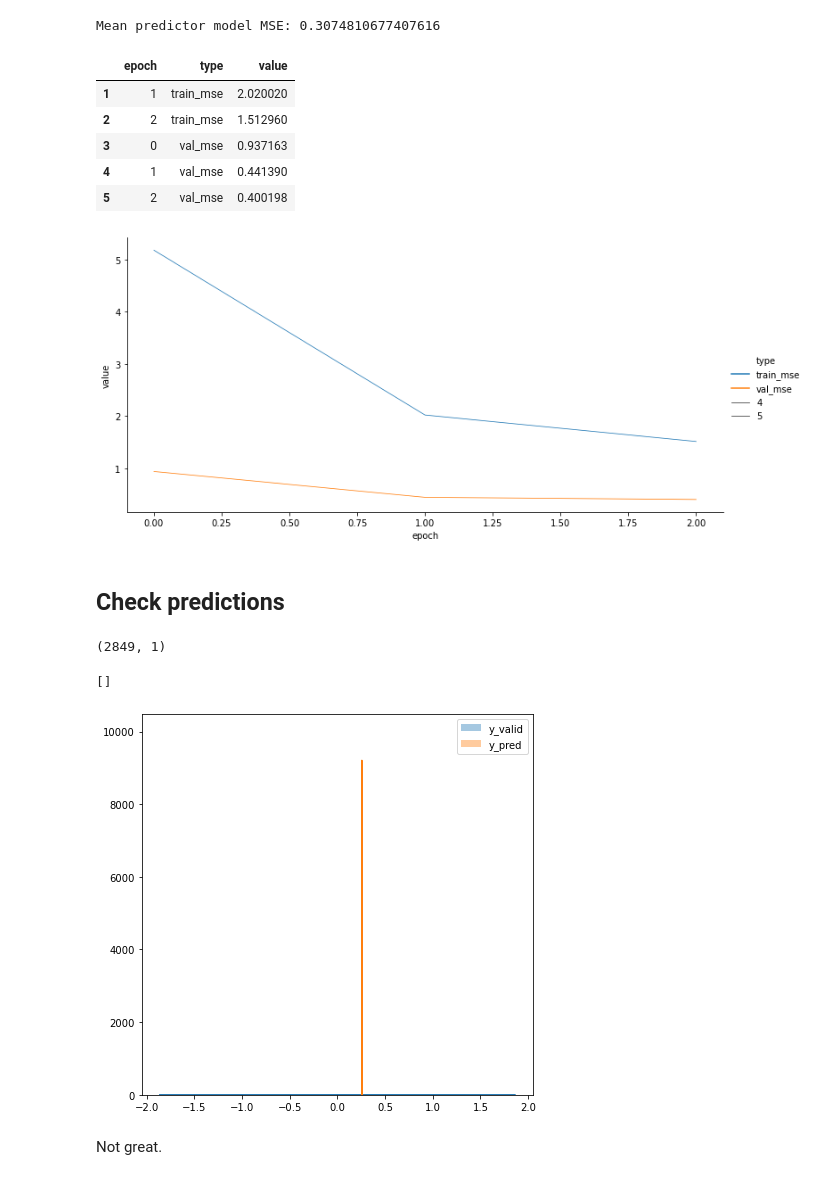
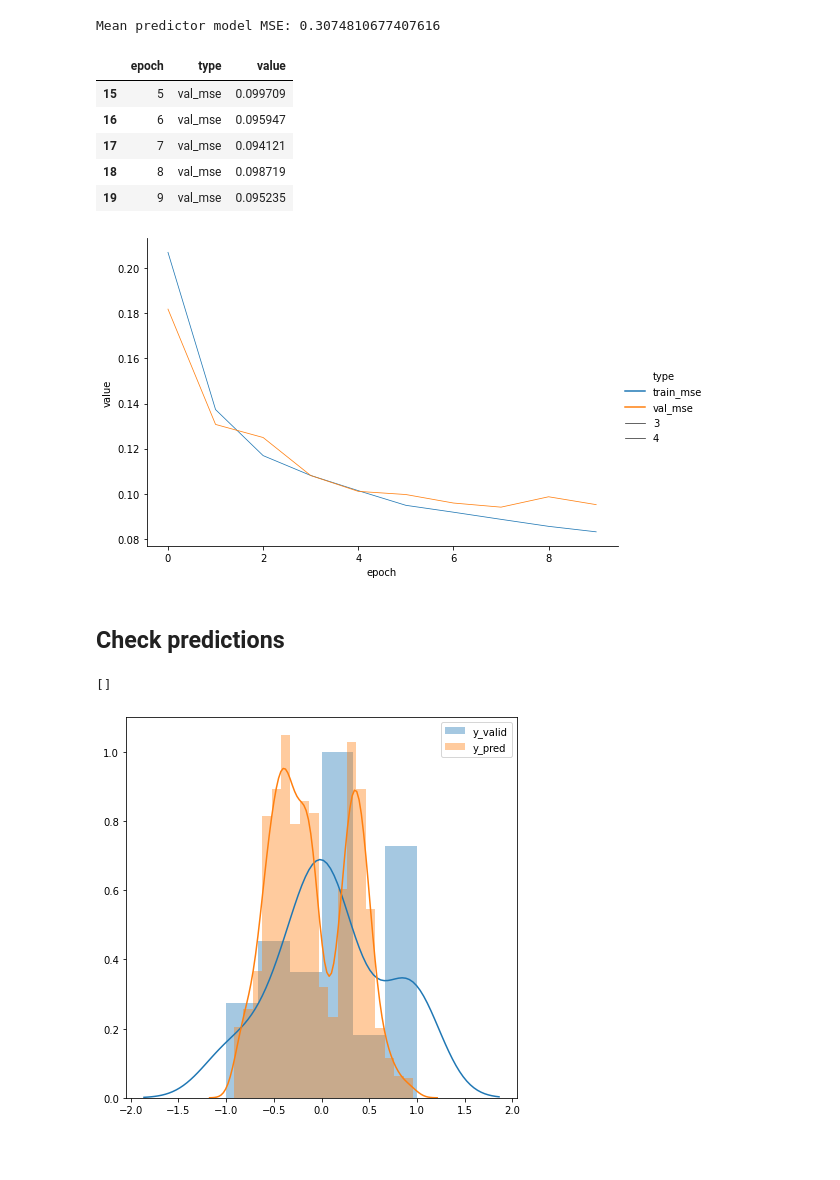
Before and after one commit to sanjyotUM/latcom, a Jupyter notebook: notebooks/v0.ipynb, the cells around one changed output. Drawn from its saved outputs; the diff is of its cells as text; code cells hidden in the pictures; blank space fills up the shorter version.

Commit message:
Added NVIDIA model showing better results

```diff
--- a/notebooks/v0.ipynb
+++ b/notebooks/v0.ipynb
@@ -78,13 +78,7 @@ _ = plt.imshow(img)
 [figure]
 # %%
 def preprocess_image(img_path):
-    """ Return preprocessed image """
-
-#     img = cv.cvtColor(cv.imread(str(img_path)), cv.COLOR_BGR2YUV)  # Read
-#     img = img[60:135, :, :]  # Crop
-#     img = cv.GaussianBlur(img, (3, 3), 0)  # Blur
-#     img = cv.resize(img, (100, 100))  # Shrink
-#     return img / 255.  # Normalize
+    """ Return preprocessed image tensor """
 
     height, width = 160, 320
     crop_window = tf.constant([60, 0, 75, width], dtype=tf.int32)
@@ -207,0 +204,21 @@ _________________________________________________________________
+# %%
+nvidia = tf.keras.Sequential([
+    layers.Conv2D(24, 5, 2, padding='same', input_shape=(100, 100, 3), activation='relu'),
+    layers.Conv2D(36, 5, 2, padding='same', activation='relu'),
+    layers.Conv2D(48, 5, 2, padding='same', activation='relu'),
+    layers.Conv2D(64, 3, 2, padding='same', activation='relu'),
+    layers.Conv2D(64, 3, 2, padding='same', activation='relu'),
+    layers.Flatten(),
+    layers.Dense(100, activation='relu'),
+    layers.Dense(50, activation='relu'),
+    layers.Dense(10, activation='relu'),
+    layers.Dense(1, activation='tanh')
+])
+
+nvidia.compile(
+    loss='mse',
+    optimizer=tf.keras.optimizers.Adam(learning_rate=1e-3),
+    metrics=['mse']
+)
+
+nvidia.summary()
@@ -208,3 +245,4 @@ _________________________________________________________________
 # %%
-history = model.fit(train, epochs=15, validation_data=valid)
+with tf.device('/GPU:0'):
+    history = nvidia.fit(train, epochs=10, validation_data=valid)
 # %% [output]
@@ -258,33 +307,27 @@ h = (
 h.tail()
 # %% [output]
 |  | epoch | type | value |
-| 1 | 1 | train_mse | 2.020020 |
-| 2 | 2 | train_mse | 1.512960 |
-| 3 | 0 | val_mse | 0.937163 |
-| 4 | 1 | val_mse | 0.441390 |
-| 5 | 2 | val_mse | 0.400198 |
+| 15 | 5 | val_mse | 0.099709 |
+| 16 | 6 | val_mse | 0.095947 |
+| 17 | 7 | val_mse | 0.094121 |
+| 18 | 8 | val_mse | 0.098719 |
+| 19 | 9 | val_mse | 0.095235 |
 # %%
 g = sns.relplot(x='epoch', y='value', hue='type', kind='line', data=h, aspect=1.5, size=4)
 # g.ax.set_ylim(0, 2)
 # %% [output]
-[figure, old version]
+[figure, new version]
 # %% [markdown]
 ## Check predictions
 # %%
-y_pred = model.predict(valid, batch_size=128)
+y_pred = nvidia.predict(valid)
-# %%
-y_pred.shape
-# %% [output]
-(2849, 1)
 # %%
 # Histogram of output distribution
-fig, ax = plt.subplots(figsize=(7, 7))
-sns.distplot(y_valid, label='y_valid', ax=ax)
+# fig, ax = plt.subplots(figsize=(7, 7))
+g = sns.distplot(y_valid, label='y_valid', ax=ax)
 sns.distplot(y_pred, label='y_pred', ax=ax)
 plt.legend()
 plt.plot()
 # %% [output]
 []
-[figure, old version]
+[figure, new version]
-# %% [markdown]
-Not great.
```
Also changed, not shown: parts of 24 cells of this notebook.
